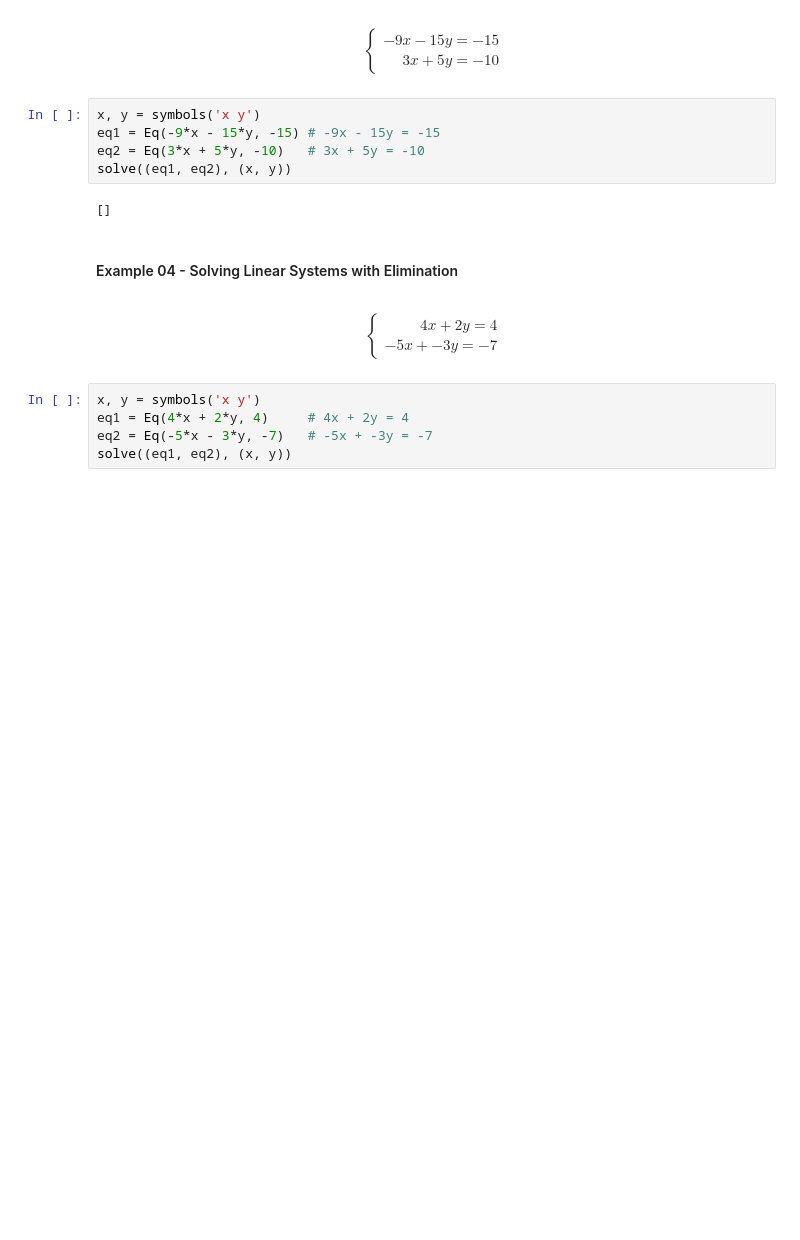
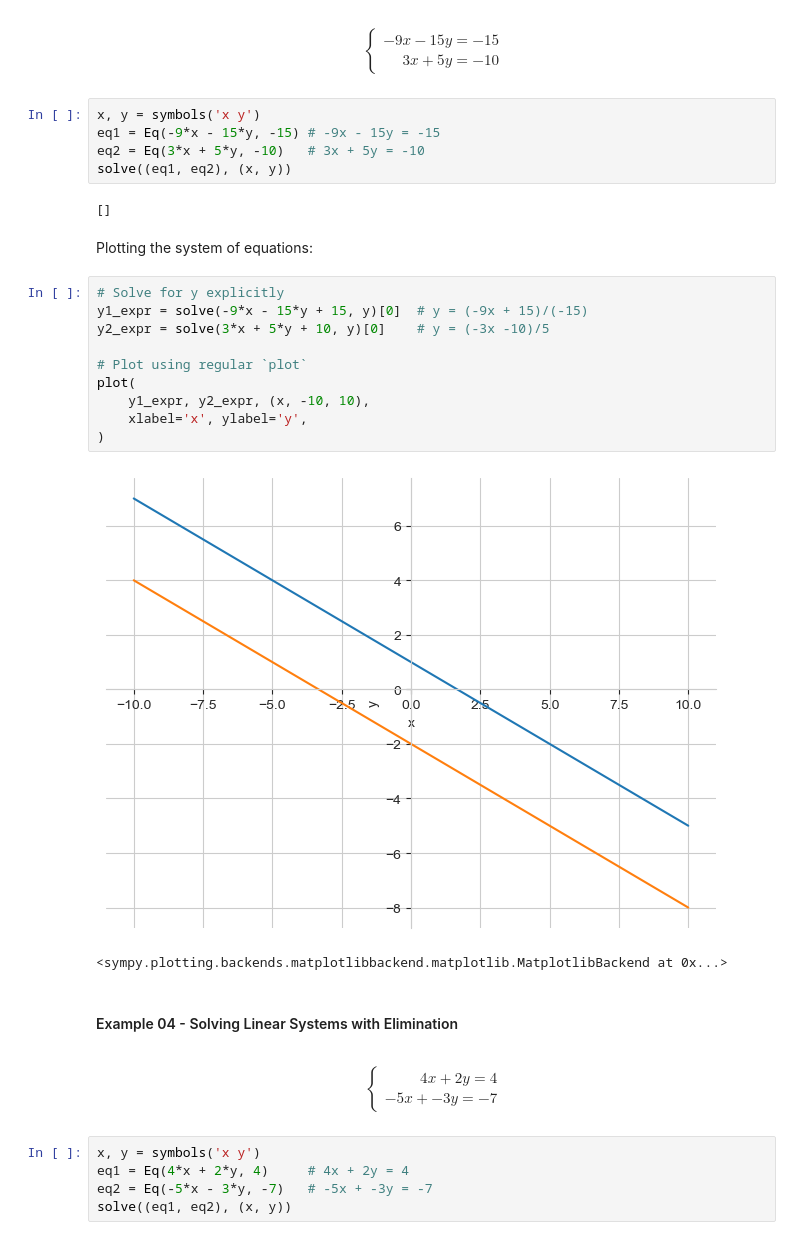
Before and after one commit to valatwork/linear-algebra, a Jupyter notebook: project/008-solving-linear-systems.ipynb, the cells around one changed output. Drawn from its saved outputs; the diff is of its cells as text; blank space fills up the shorter version.

```diff
--- a/project/008-solving-linear-systems.ipynb
+++ b/project/008-solving-linear-systems.ipynb
@@ -160,6 +212,21 @@ eq2 = Eq(3*x + 5*y, -10)   # 3x + 5y = -10
 solve((eq1, eq2), (x, y))
 # %% [output]
 []
+# %% [markdown]
+Plotting the system of equations:
+# %%
+# Solve for y explicitly
+y1_expr = solve(-9*x - 15*y + 15, y)[0]  # y = (-9x + 15)/(-15)
+y2_expr = solve(3*x + 5*y + 10, y)[0]    # y = (-3x -10)/5
+
+# Plot using regular `plot`
+plot(
+    y1_expr, y2_expr, (x, -10, 10),
+    xlabel='x', ylabel='y',
+)
+# %% [output]
+[figure, added]
+<sympy.plotting.backends.matplotlibbackend.matplotlib.MatplotlibBackend at 0x...>
 # %% [markdown]
 #### Example 04 - Solving Linear Systems with Elimination
 # %% [markdown]
```
Also changed, not shown: parts of 5 cells of this notebook.
